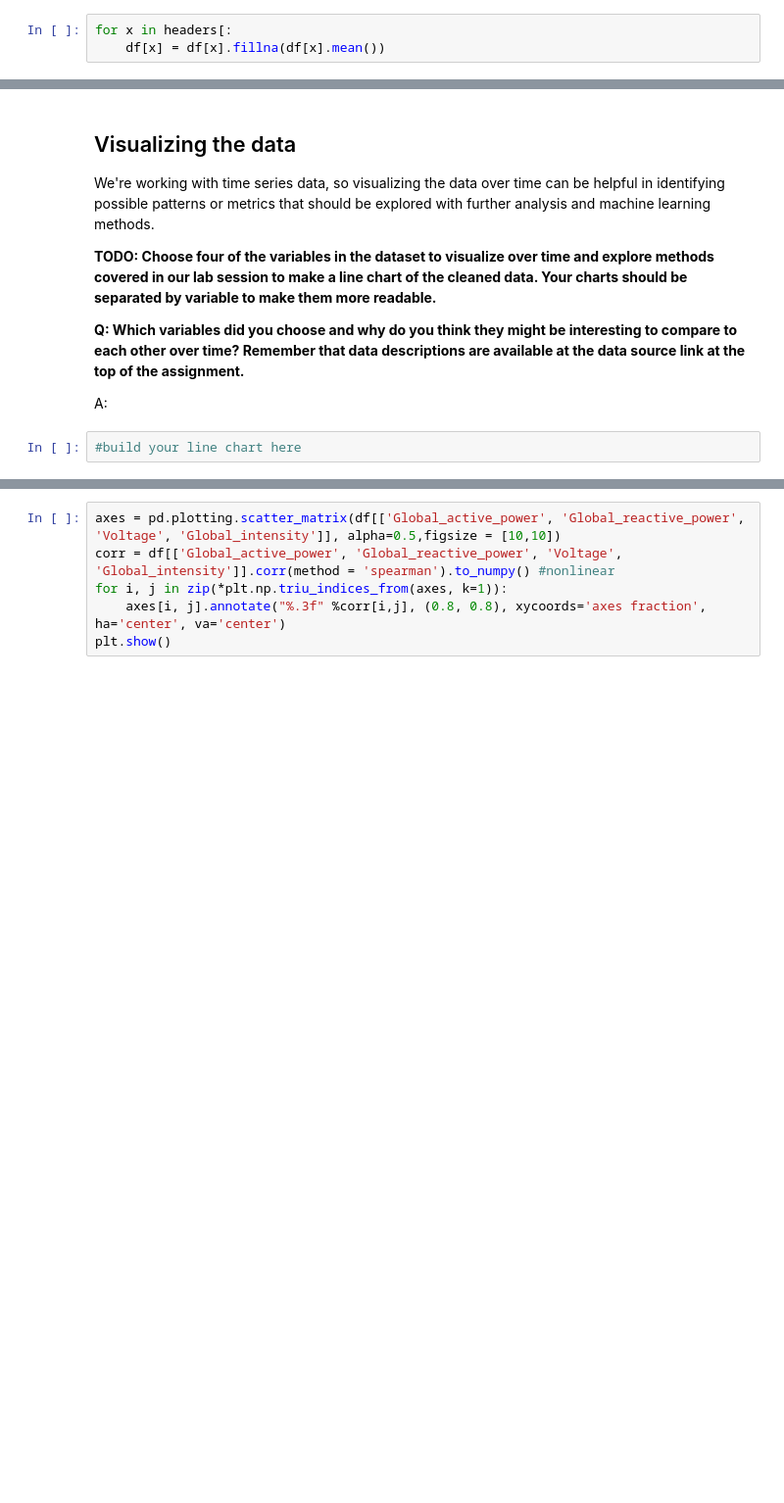
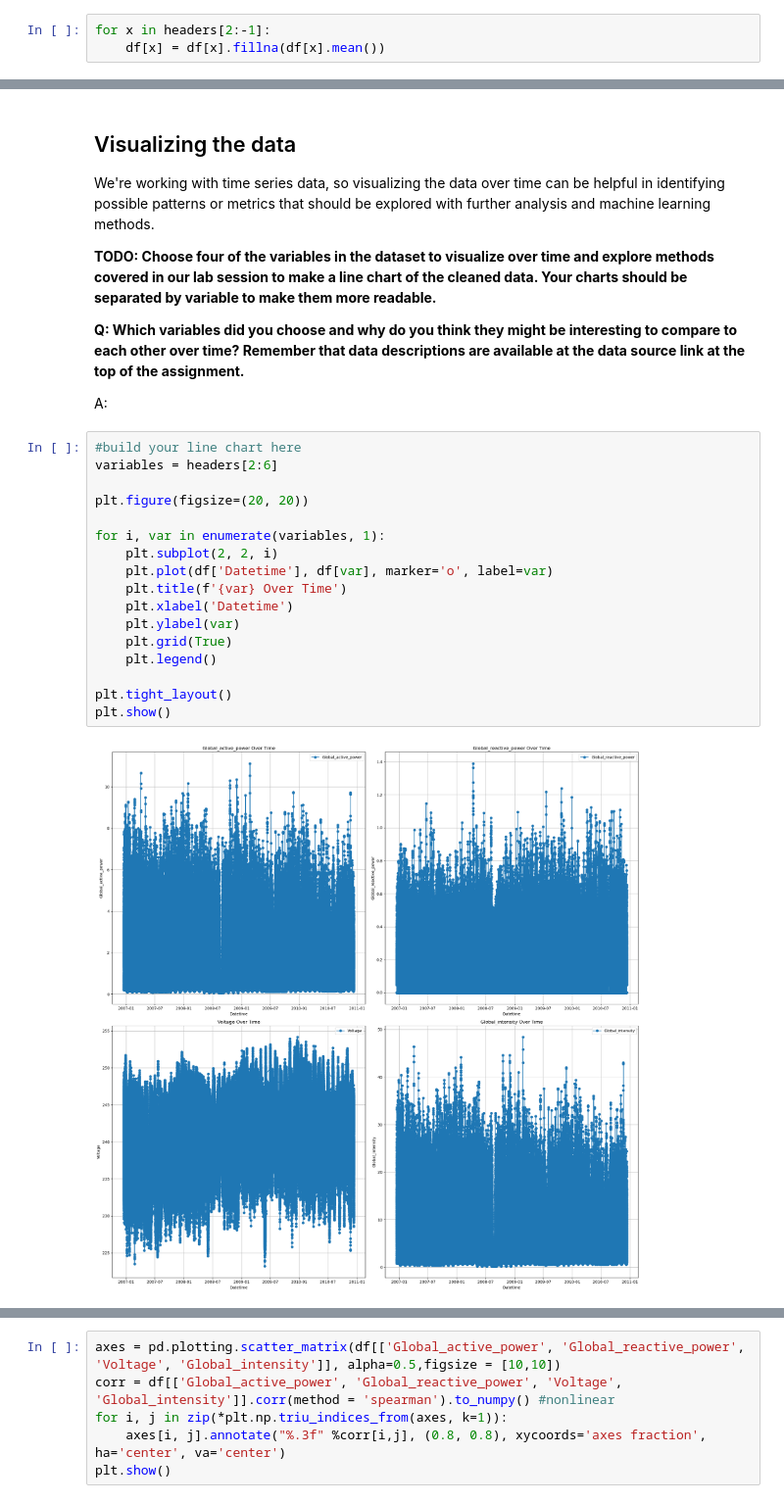
Before and after one commit to webJdi/aai-iot-assignment_2.1, a Jupyter notebook: Cleaning & EDA Assignment .ipynb, the cells around one changed output, grey strips where cells are left out. Shown at 98% size. Saved outputs shown, nothing was run; the diff lists cells and outputs as text; blank space fills up the shorter version.

```diff
--- a/Cleaning & EDA Assignment .ipynb
+++ b/Cleaning & EDA Assignment .ipynb
@@ -170,5 +170,5 @@ plt.show()
 # %% [output]
 [figure]
 # %%
-for x in headers[:
+for x in headers[2:-1]:
     df[x] = df[x].fillna(df[x].mean())
@@ -202,6 +204,23 @@ We're working with time series data, so visualizing the data over time can be he
 A:
 # %%
 #build your line chart here
+variables = headers[2:6]
+
+plt.figure(figsize=(20, 20))
+
+for i, var in enumerate(variables, 1):
+    plt.subplot(2, 2, i)
+    plt.plot(df['Datetime'], df[var], marker='o', label=var)
+    plt.title(f'{var} Over Time')
+    plt.xlabel('Datetime')
+    plt.ylabel(var)
+    plt.grid(True)
+    plt.legend()
+
+plt.tight_layout()
+plt.show()
+# %% [output]
+[figure, added]
 # %% [markdown]
 **Q: What do you notice about visualizing the raw data? Is this a useful visualization? Why or why not?**
 
```
Also changed, not shown: parts of 12 cells of this notebook.
